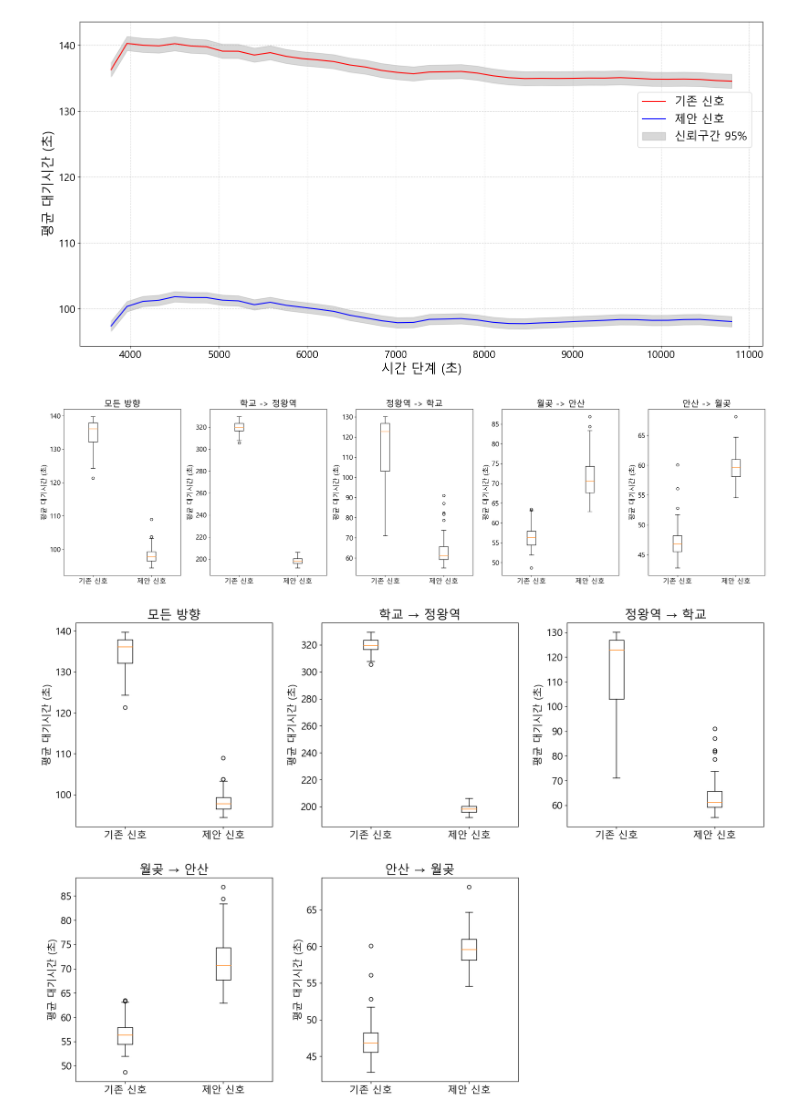
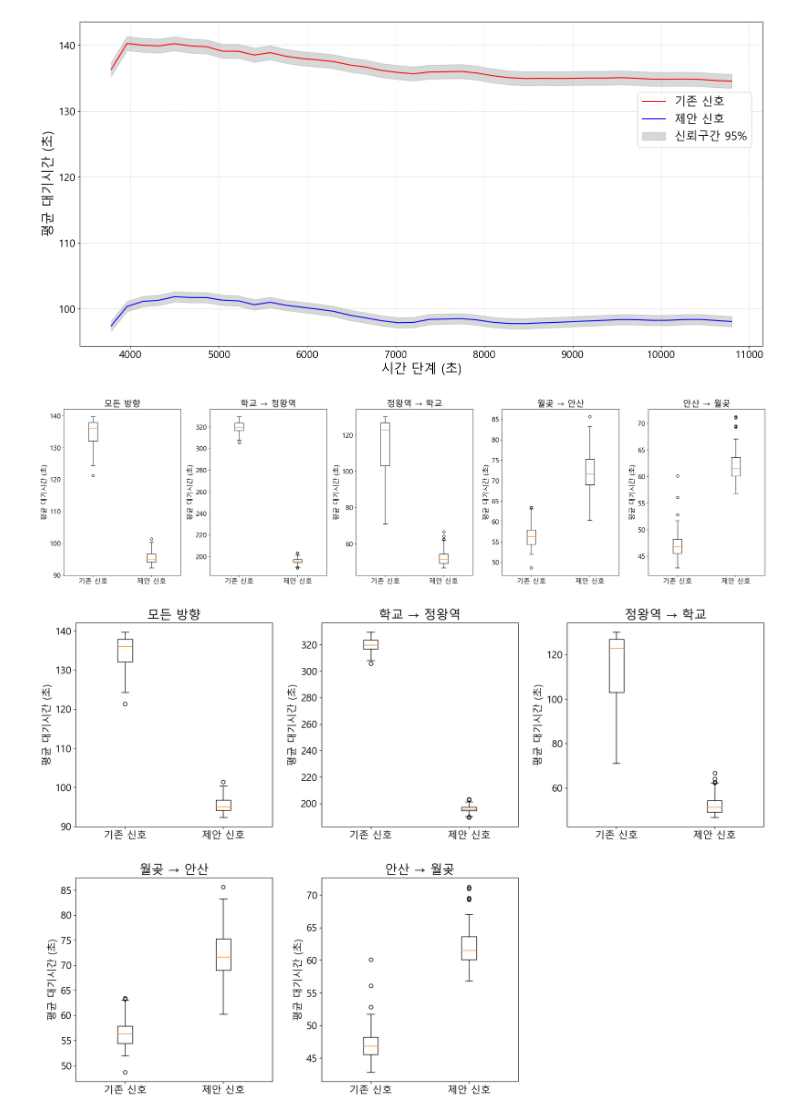
Before and after one commit to pjh09050/Graduation-research, a Jupyter notebook: 3_hour_퇴근_현재 - 복사본/graph.ipynb, the cells around one changed output. Drawn from its saved outputs; the diff is of its cells as text; code cells hidden in the pictures.

```diff
--- a/3_hour_퇴근_현재 - 복사본/graph.ipynb
+++ b/3_hour_퇴근_현재 - 복사본/graph.ipynb
@@ -79,34 +79,54 @@ import matplotlib.pyplot as plt
 plt.rc('font', family='Malgun Gothic')
 
 df_waiting_result = pd.read_csv('waiting_result 결과.csv')
-df_waiting_result1 = pd.read_csv('waiting_result2 결과.csv')
+df_waiting_result1 = pd.read_csv('waiting_result1 결과.csv')
+df_waiting_result2 = pd.read_csv('waiting_result2 결과.csv')
+df_waiting_result3 = pd.read_csv('waiting_result3 결과.csv')
 
 df_left_right_result = pd.read_csv('left_right_result 결과.csv')
-df_left_right_result1 = pd.read_csv('left_right_result2 결과.csv')
+df_left_right_result1 = pd.read_csv('left_right_result1 결과.csv')
+df_left_right_result2 = pd.read_csv('left_right_result2 결과.csv')
+df_left_right_result3 = pd.read_csv('left_right_result3 결과.csv')
 
 df_right_left_result = pd.read_csv('right_left_result 결과.csv')
-df_right_left_result1 = pd.read_csv('right_left_result2 결과.csv')
+df_right_left_result1 = pd.read_csv('right_left_result1 결과.csv')
+df_right_left_result2 = pd.read_csv('right_left_result2 결과.csv')
+df_right_left_result3 = pd.read_csv('right_left_result3 결과.csv')
 
 df_up_down_result = pd.read_csv('up_down_result 결과.csv')
-df_up_down_result1 = pd.read_csv('up_down_result2 결과.csv')
+df_up_down_result1 = pd.read_csv('up_down_result1 결과.csv')
+df_up_down_result2 = pd.read_csv('up_down_result2 결과.csv')
+df_up_down_result3 = pd.read_csv('up_down_result3 결과.csv')
 
 df_down_up_result = pd.read_csv('down_up_result 결과.csv')
-df_down_up_result1 = pd.read_csv('down_up_result2 결과.csv')
+df_down_up_result1 = pd.read_csv('down_up_result1 결과.csv')
+df_down_up_result2 = pd.read_csv('down_up_result2 결과.csv')
+df_down_up_result3 = pd.read_csv('down_up_result3 결과.csv')
 
 waiting_result = df_waiting_result.iloc[:,1:].values.ravel().tolist()
-waiting_result3 = df_waiting_result1.iloc[:,1:].values.ravel().tolist()
+waiting_result1 = df_waiting_result1.iloc[:,1:].values.ravel().tolist()
+waiting_result2 = df_waiting_result2.iloc[:,1:].values.ravel().tolist()
+waiting_result3 = df_waiting_result3.iloc[:,1:].values.ravel().tolist()
 
 left_right_result = df_left_right_result.iloc[:,1:].values.ravel().tolist()
-left_right_result3 = df_left_right_result1.iloc[:,1:].values.ravel().tolist()
+left_right_result1 = df_left_right_result1.iloc[:,1:].values.ravel().tolist()
+left_right_result2 = df_left_right_result2.iloc[:,1:].values.ravel().tolist()
+left_right_result3 = df_left_right_result3.iloc[:,1:].values.ravel().tolist()
 
 right_left_result = df_right_left_result.iloc[:,1:].values.ravel().tolist()
-right_left_result3 = df_right_left_result1.iloc[:,1:].values.ravel().tolist()
+right_left_result1 = df_right_left_result1.iloc[:,1:].values.ravel().tolist()
+right_left_result2 = df_right_left_result2.iloc[:,1:].values.ravel().tolist()
+right_left_result3 = df_right_left_result3.iloc[:,1:].values.ravel().tolist()
 
 up_down_result = df_up_down_result.iloc[:,1:].values.ravel().tolist()
-up_down_result3 = df_up_down_result1.iloc[:,1:].values.ravel().tolist()
+up_down_result1 = df_up_down_result1.iloc[:,1:].values.ravel().tolist()
+up_down_result2 = df_up_down_result2.iloc[:,1:].values.ravel().tolist()
+up_down_result3 = df_up_down_result3.iloc[:,1:].values.ravel().tolist()
 
 down_up_result = df_down_up_result.iloc[:,1:].values.ravel().tolist()
-down_up_result3 = df_down_up_result1.iloc[:,1:].values.ravel().tolist()
+down_up_result1 = df_down_up_result1.iloc[:,1:].values.ravel().tolist()
+down_up_result2 = df_down_up_result2.iloc[:,1:].values.ravel().tolist()
+down_up_result3 = df_down_up_result3.iloc[:,1:].values.ravel().tolist()
 # %%
 import matplotlib.pyplot as plt
 plt.rc('font', family='Malgun Gothic')
@@ -115,35 +135,35 @@ plt.rc('font', family='Malgun Gothic')
 waiting_data = [waiting_result, waiting_result3]
 left_right_data = [left_right_result, left_right_result3]
 right_left_data = [right_left_result, right_left_result3]
 up_down_data = [up_down_result, up_down_result3]
 down_up_data = [down_up_result, down_up_result3]
 
 data_categories = [waiting_data, left_right_data, right_left_data, up_down_data, down_up_data]
-category_names = ['모든 방향', '학교 -> 정왕역', '정왕역 -> 학교', '월곶 -> 안산', '안산 -> 월곶']
+category_names = ['모든 방향', '학교 → 정왕역', '정왕역 → 학교', '월곶 → 안산', '안산 → 월곶']
 
 # Create subplots with adjusted spacing and increased figure size
 fig, axes = plt.subplots(1, 5, figsize=(30, 8), sharey=False, gridspec_kw={'wspace': 0.25})
 
 # Define box style with wider boxes
 boxprops = dict(linewidth=2, color='blue')
 
 # Plot each category in a separate subplot
 for i, ax in enumerate(axes):
     boxplot = ax.boxplot(data_categories[i])
     for box in boxplot['boxes']:
         box.set(linewidth=1)  # Set the box color and width
     ax.set_title(category_names[i], fontsize=20)
     ax.set_xticklabels(['기존 신호', '제안 신호'], fontsize=16)
     ax.set_ylabel('평균 대기시간 (초)', fontsize=16)
     ax.tick_params(axis='both', labelsize=16)
 
 # Adjust the layout
 plt.subplots_adjust(top=0.8)
 
 # Show the plot
 plt.show()
 # %% [output]
-[figure, old version]
+[figure, new version]
 # %%
 import matplotlib.pyplot as plt
 plt.rc('font', family='Malgun Gothic')
@@ -181,4 +201,4 @@ plt.subplots_adjust(top=0.8)
 # Show the plot
 plt.show()
 # %% [output]
-[figure, old version]
+[figure, new version]
```
Also changed, not shown: parts of 1 cell of this notebook, 4 other files.
